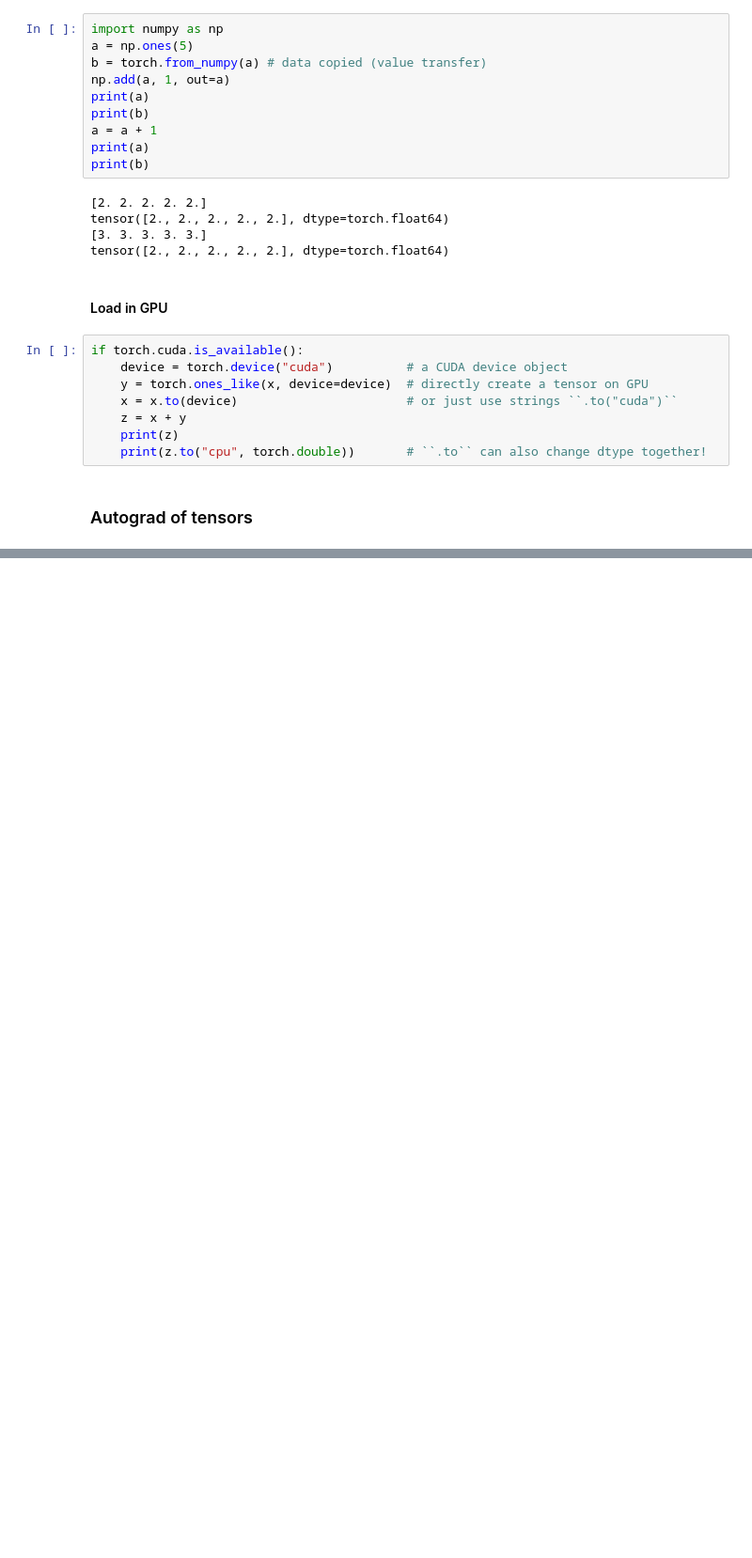
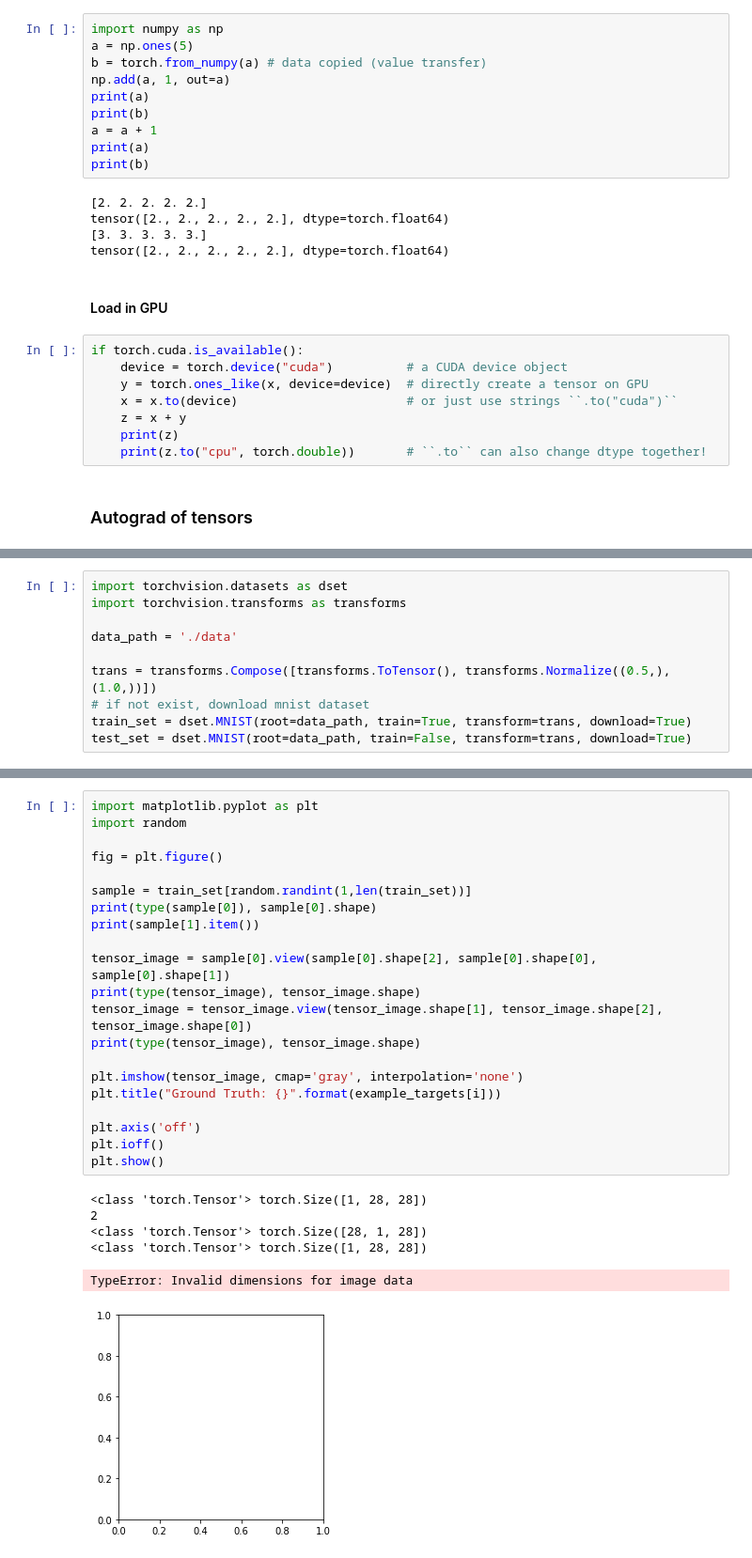
Before and after one commit to ggdupont/mktd-pytorch, a Jupyter notebook: MKTD-Pytorch - 2 -Model definition.ipynb, the cells around one changed output, grey strips where cells are left out. Shown: that part at 94% size. Cells and saved outputs as stored; diff of their text form; blank space fills up the shorter version.

```diff
--- a/MKTD-Pytorch - 2 -Model definition.ipynb
+++ b/MKTD-Pytorch - 2 -Model definition.ipynb
@@ -160,0 +320,10 @@ if torch.cuda.is_available():
+# %%
+import torchvision.datasets as dset
+import torchvision.transforms as transforms
+
+data_path = './data'
+
+trans = transforms.Compose([transforms.ToTensor(), transforms.Normalize((0.5,), (1.0,))])
+# if not exist, download mnist dataset
+train_set = dset.MNIST(root=data_path, train=True, transform=trans, download=True)
+test_set = dset.MNIST(root=data_path, train=False, transform=trans, download=True)
@@ -160,0 +366,28 @@ if torch.cuda.is_available():
+# %%
+import matplotlib.pyplot as plt
+import random
+
+fig = plt.figure()
+
+sample = train_set[random.randint(1,len(train_set))]
+print(type(sample[0]), sample[0].shape)
+print(sample[1].item())
+
+tensor_image = sample[0].view(sample[0].shape[2], sample[0].shape[0], sample[0].shape[1])
+print(type(tensor_image), tensor_image.shape)
+tensor_image = tensor_image.view(tensor_image.shape[1], tensor_image.shape[2], tensor_image.shape[0])
+print(type(tensor_image), tensor_image.shape)
+
+plt.imshow(tensor_image, cmap='gray', interpolation='none')
+plt.title("Ground Truth: {}".format(example_targets[i]))
+
+plt.axis('off')
+plt.ioff()
+plt.show()
+# %% [output]
+<class 'torch.Tensor'> torch.Size([1, 28, 28])
+2
+<class 'torch.Tensor'> torch.Size([28, 1, 28])
+<class 'torch.Tensor'> torch.Size([1, 28, 28])
+TypeError: Invalid dimensions for image data
+[figure, added]
```
Also changed, not shown: parts of 18 cells of this notebook, 2 other files.
